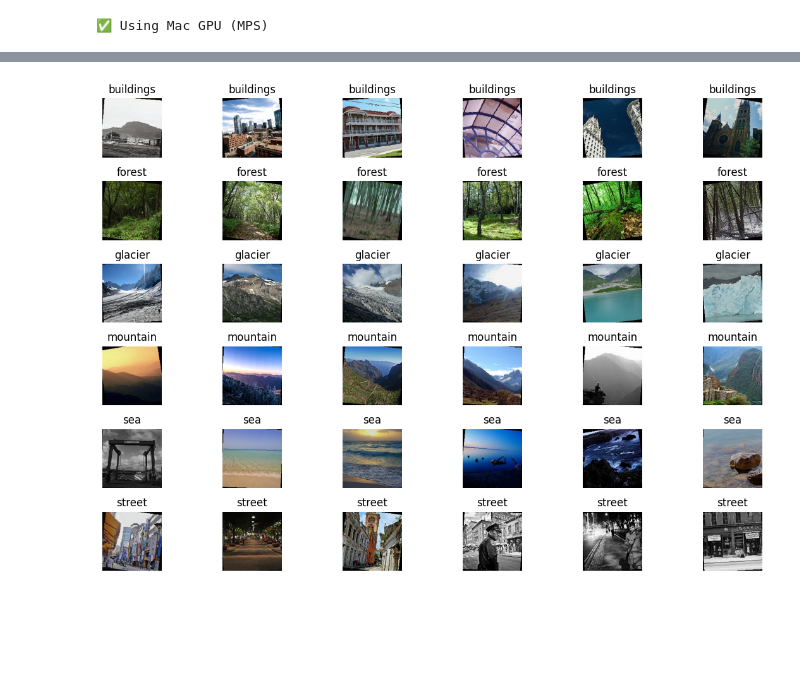
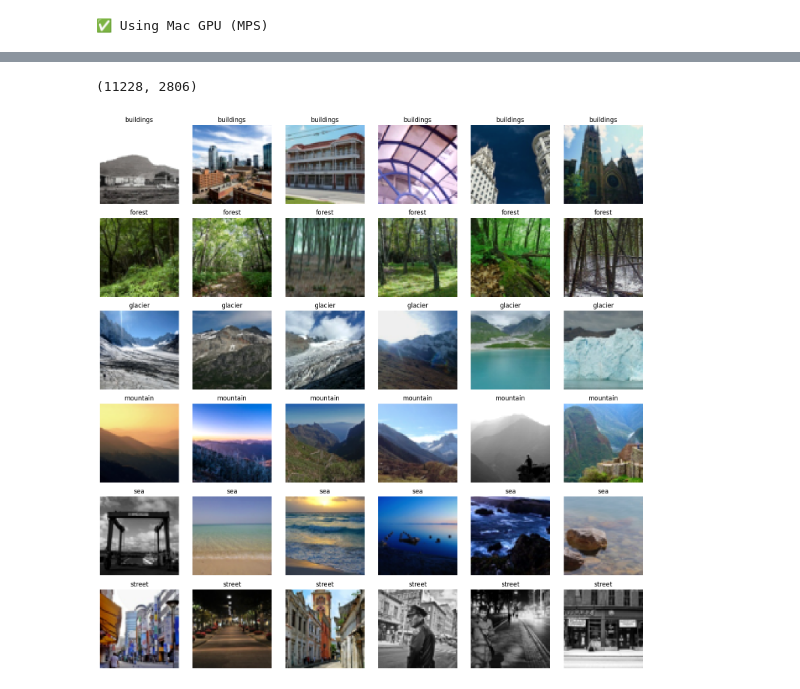
Before and after one commit to BikinGhimire/IntelImageClassification, a Jupyter notebook: Notebooks/Notebook.ipynb, the cells around one changed output, grey strips where cells are left out. Drawn from its saved outputs; the diff is of its cells as text; code cells hidden in the pictures; blank space fills up the shorter version.

```diff
--- a/Notebooks/Notebook.ipynb
+++ b/Notebooks/Notebook.ipynb
@@ -30,10 +57,17 @@ test_dir = "../data/seg_pred/seg_pred"
 # %%
+# -----------------------------
+# Define image transforms: resize, augment (train), normalize
+# -----------------------------
 train_transform = transforms.Compose([
-    transforms.Resize((150, 150)),
+    transforms.Resize((64, 64)),  # Resize to 64x64
     transforms.RandomHorizontalFlip(),  # Flip images horizontally at random
-    transforms.RandomRotation(10),  # Randomly rotate images by 10 degrees
-    transforms.ColorJitter(brightness=0.1, contrast=0.1, saturation=0.1),  # Randomly changes image brightness, contrast, and saturation
+    transforms.ColorJitter(brightness=0.1, contrast=0.1, saturation=0.1),  # Randomly change image lighting
+    transforms.ToTensor(),  # Convert PIL Image to Tensor
+    transforms.Normalize(mean=[0.5, 0.5, 0.5], std=[0.5, 0.5, 0.5])  # Normalize to [-1, 1]
+])
+
+test_transform = transforms.Compose([
+    transforms.Resize((64, 64)),
     transforms.ToTensor(),
-    transforms.Normalize(mean=[0.5, 0.5, 0.5],
-                         std=[0.5, 0.5, 0.5])
+    transforms.Normalize(mean=[0.5, 0.5, 0.5], std=[0.5, 0.5, 0.5])
 ])
@@ -53,0 +80,14 @@ val_loader = DataLoader(val_dataset, batch_size=batch_size, shuffle=False)
+# %%
+# -----------------------------
+# Split training dataset into train and validation sets
+# -----------------------------
+random_seed = 42
+torch.manual_seed(random_seed);
+
+val_size = int(len(train_dataset) * 0.2)
+train_size = len(train_dataset) - val_size
+
+train_ds, val_ds = random_split(train_dataset, [train_size, val_size])
+len(train_ds), len(val_ds)
+# %% [output]
+(11228, 2806)
@@ -54,29 +102,43 @@ val_loader = DataLoader(val_dataset, batch_size=batch_size, shuffle=False)
 # %%
+# -----------------------------
+# Utility function to visualize samples from each class
+# -----------------------------
 def show_images_from_each_class(dataset, num_classes=3, images_per_class=3):
-    # Handle both Subset and ImageFolder
-    # base_dataset = dataset.dataset if hasattr(dataset, 'dataset') else dataset
-    class_indices = {v: k for k, v in dataset.class_to_idx.items()}
+    # Get base dataset and class names
+    if isinstance(dataset, torch.utils.data.Subset):
+        base_dataset = dataset.dataset
+        indices = dataset.indices
+    else:
+        base_dataset = dataset
+        indices = range(len(dataset))
 
+    class_indices = {v: k for k, v in base_dataset.class_to_idx.items()}
     shown = {i: 0 for i in range(num_classes)}
 
-    plt.figure(figsize=(12, 8))
-    i = 0
-    for img, label in dataset:
-        if shown[label] < images_per_class:
-            i += 1
-            plt.subplot(num_classes, images_per_class, i)
+    plt.figure(figsize=(images_per_class * 2.5, num_classes * 2.5))
+    count = 0
+
+    for idx in indices:
+        img, label = base_dataset[idx]
+
+        if label in shown and shown[label] < images_per_class:
+            count += 1
+            plt.subplot(num_classes, images_per_class, count)
             img = img.permute(1, 2, 0).numpy()
-            img = img * 0.5 + 0.5  # Undo normalization
+            img = img * 0.5 + 0.5  # De-normalize
             plt.imshow(img)
             plt.title(class_indices[label])
             plt.axis("off")
             shown[label] += 1
-        if i >= num_classes * images_per_class:
+
+        if count >= num_classes * images_per_class:
             break
+
     plt.tight_layout()
     plt.show()
 
-show_images_from_each_class(train_loader.dataset, num_classes=6, images_per_class=6)
+# Show sample images from dataset
+show_images_from_each_class(train_dataset, num_classes=6, images_per_class=6)
 # %% [output]
-[figure, old version]
+[figure, new version]
 # %%
```
Also changed, not shown: parts of 19 cells of this notebook, 2 other files.
